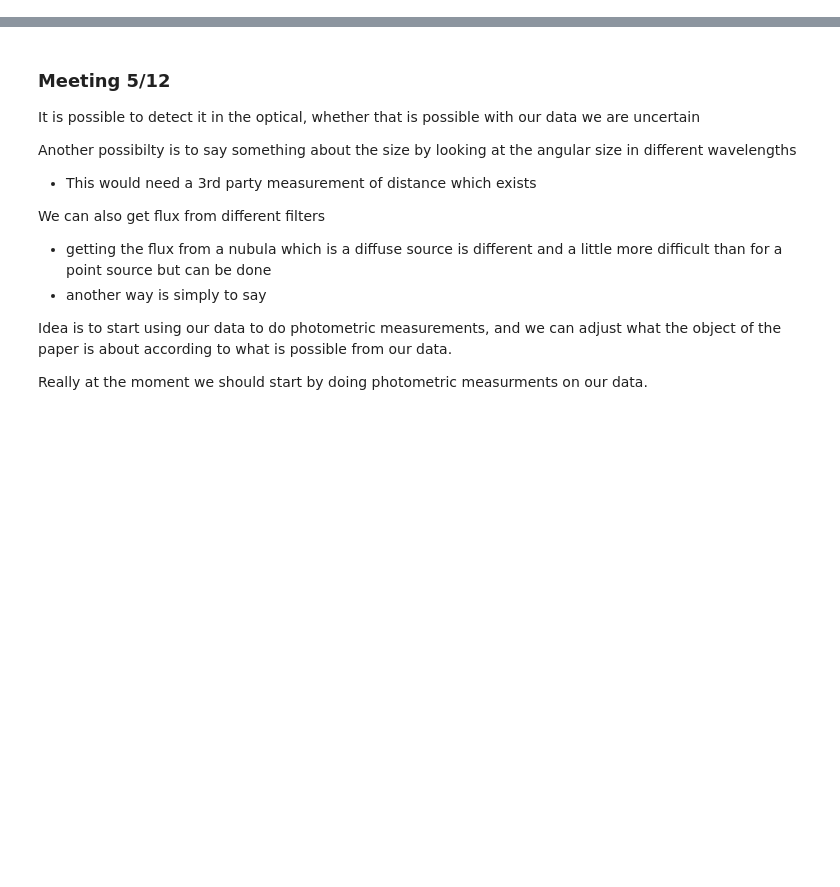
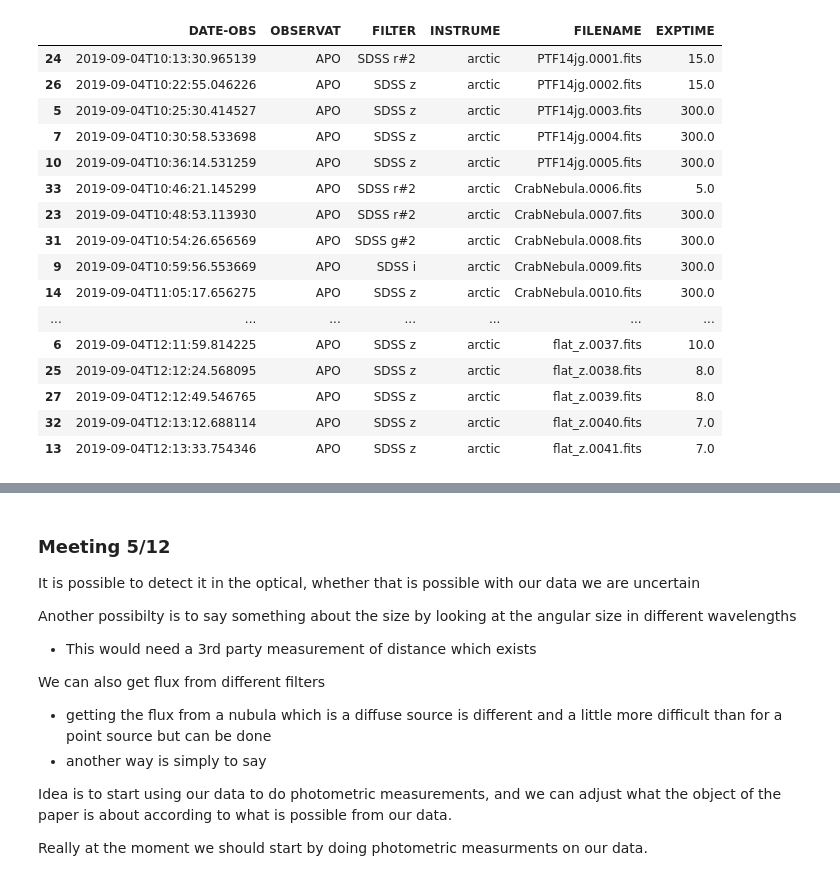
Before and after one commit to cmerrill11/astr342, a Jupyter notebook: obsProject/ProjectProposal.ipynb, the cells around one changed output, grey strips where cells are left out. Cells and saved outputs as stored; diff of their text form; code cells hidden in the pictures; blank space fills up the shorter version.

```diff
--- a/obsProject/ProjectProposal.ipynb
+++ b/obsProject/ProjectProposal.ipynb
@@ -35,0 +58,21 @@ GTRON22 =                  3.8 / predicted read noise (e-)
+# %%
+sorttted = imageInfo.sort_values(['DATE-OBS'])
+sorttted[['DATE-OBS', 'OBSERVAT', 'FILTER', 'INSTRUME', 'FILENAME', 'EXPTIME']]
+# %% [output]
+|  | DATE-OBS | OBSERVAT | FILTER | INSTRUME | FILENAME | EXPTIME |
+| 24 | 2019-09-04T10:13:30.965139 | APO | SDSS r#2 | arctic | PTF14jg.0001.fits | 15.0 |
+| 26 | 2019-09-04T10:22:55.046226 | APO | SDSS z | arctic | PTF14jg.0002.fits | 15.0 |
+| 5 | 2019-09-04T10:25:30.414527 | APO | SDSS z | arctic | PTF14jg.0003.fits | 300.0 |
+| 7 | 2019-09-04T10:30:58.533698 | APO | SDSS z | arctic | PTF14jg.0004.fits | 300.0 |
+| 10 | 2019-09-04T10:36:14.531259 | APO | SDSS z | arctic | PTF14jg.0005.fits | 300.0 |
+| 33 | 2019-09-04T10:46:21.145299 | APO | SDSS r#2 | arctic | CrabNebula.0006.fits | 5.0 |
+| 23 | 2019-09-04T10:48:53.113930 | APO | SDSS r#2 | arctic | CrabNebula.0007.fits | 300.0 |
+| 31 | 2019-09-04T10:54:26.656569 | APO | SDSS g#2 | arctic | CrabNebula.0008.fits | 300.0 |
+| 9 | 2019-09-04T10:59:56.553669 | APO | SDSS i | arctic | CrabNebula.0009.fits | 300.0 |
+| 14 | 2019-09-04T11:05:17.656275 | APO | SDSS z | arctic | CrabNebula.0010.fits | 300.0 |
+| ... | ... | ... | ... | ... | ... | ... |
+| 6 | 2019-09-04T12:11:59.814225 | APO | SDSS z | arctic | flat_z.0037.fits | 10.0 |
+| 25 | 2019-09-04T12:12:24.568095 | APO | SDSS z | arctic | flat_z.0038.fits | 8.0 |
+| 27 | 2019-09-04T12:12:49.546765 | APO | SDSS z | arctic | flat_z.0039.fits | 8.0 |
+| 32 | 2019-09-04T12:13:12.688114 | APO | SDSS z | arctic | flat_z.0040.fits | 7.0 |
+| 13 | 2019-09-04T12:13:33.754346 | APO | SDSS z | arctic | flat_z.0041.fits | 7.0 |
```
Also changed, not shown: parts of 10 cells of this notebook, 11 other files.
